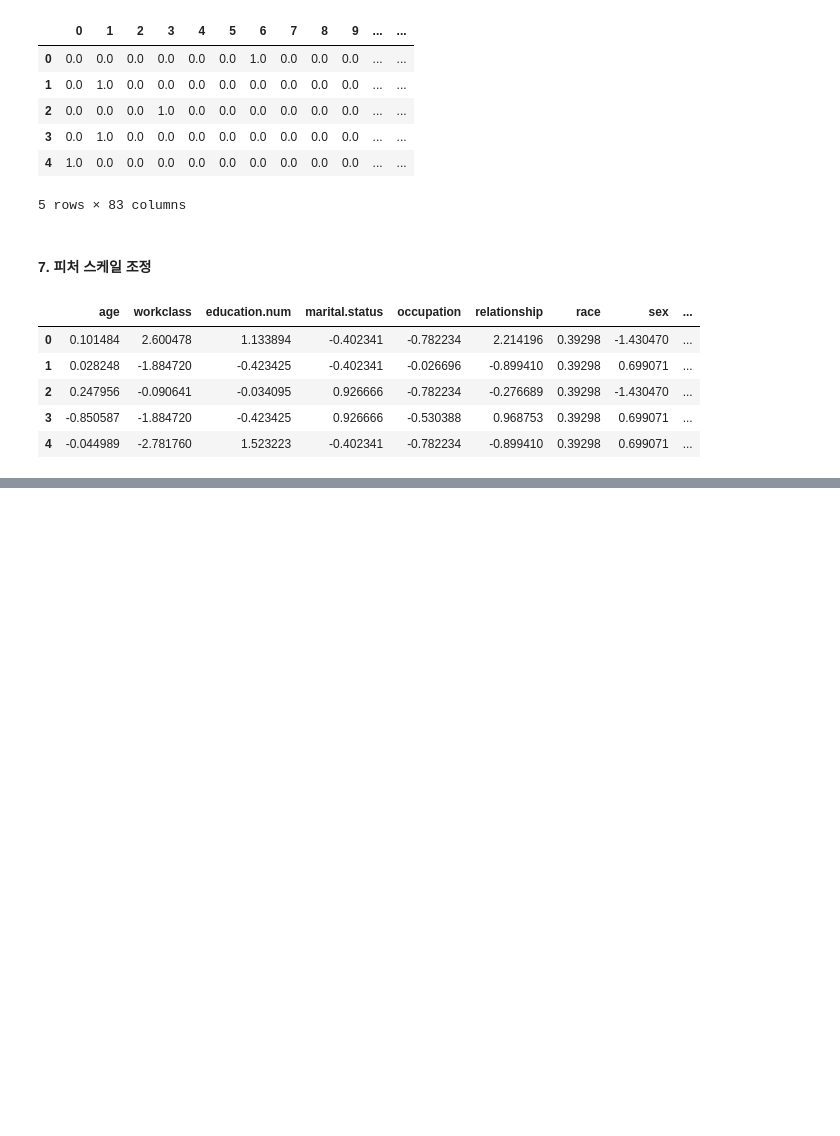
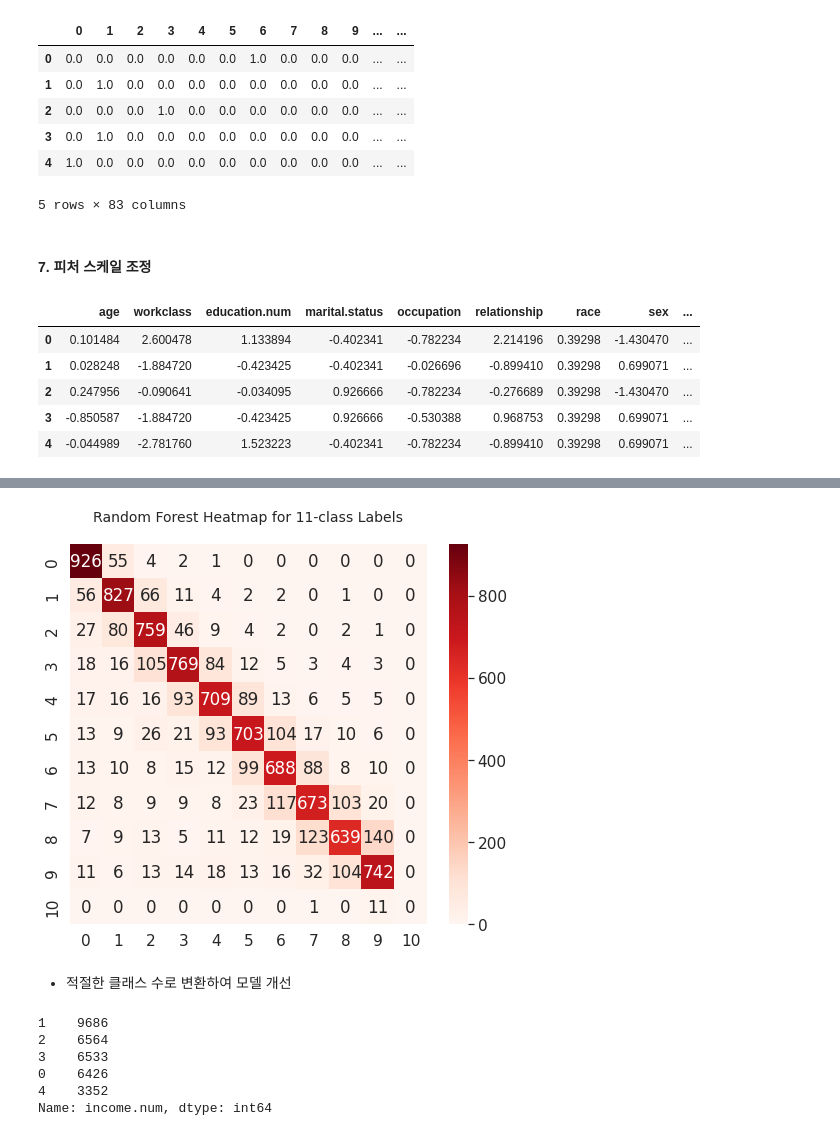
Before and after one commit to toughC/Python_Machine_Learning, a Jupyter notebook: 15_[Classification]IncomeBracketPrediction.ipynb, the cells around one changed output, grey strips where cells are left out. Cells and saved outputs as stored; diff of their text form; code cells hidden in the pictures; blank space fills up the shorter version.

```diff
--- a/15_[Classification]IncomeBracketPrediction.ipynb
+++ b/15_[Classification]IncomeBracketPrediction.ipynb
@@ -339,0 +746,6 @@ X_train_scaled.describe()
+# %%
+from sklearn.ensemble import RandomForestClassifier
+from sklearn.metrics import accuracy_score
+
+rfc =  RandomForestClassifier()
+rfc.fit(x_train, y_train)
@@ -339,0 +754,4 @@ X_train_scaled.describe()
+# %%
+pred =  rfc.predict(x_test)
+rfc_score =  accuracy_score(y_test, pred)
+print('Random Forest Model accuracy score : %.4f'%(rfc_score))
@@ -339,0 +760,5 @@ X_train_scaled.describe()
+# %%
+from sklearn.metrics import confusion_matrix
+cm2 =  confusion_matrix(y_test, pred)
+print('Random Forest Confusion Matrix for 11-class Labels\n')
+print(cm2)
@@ -339,0 +807,9 @@ X_train_scaled.describe()
+# %%
+plt.figure(figsize=[8, 7])
+sns.heatmap(cm2, cmap='Reds', annot=True, fmt='.0f')
+plt.title('Random Forest Heatmap for 11-class Labels\n', fontsize=14)
+plt.show()
+# %% [output]
+[figure, added]
+# %% [markdown]
+- 적절한 클래스 수로 변환하여 모델 개선
@@ -339,0 +825,9 @@ X_train_scaled.describe()
+# %%
+y_.value_counts()
+# %% [output]
+1    9686
+2    6564
+3    6533
+0    6426
+4    3352
+Name: income.num, dtype: int64
```
Also changed, not shown: parts of 57 cells of this notebook.
